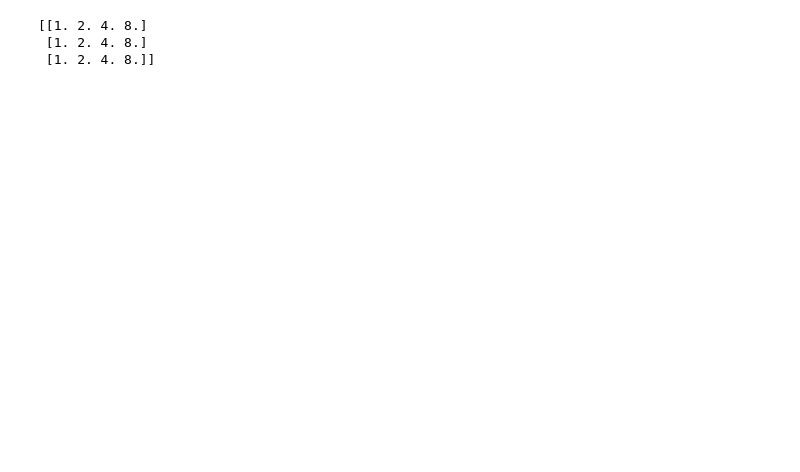
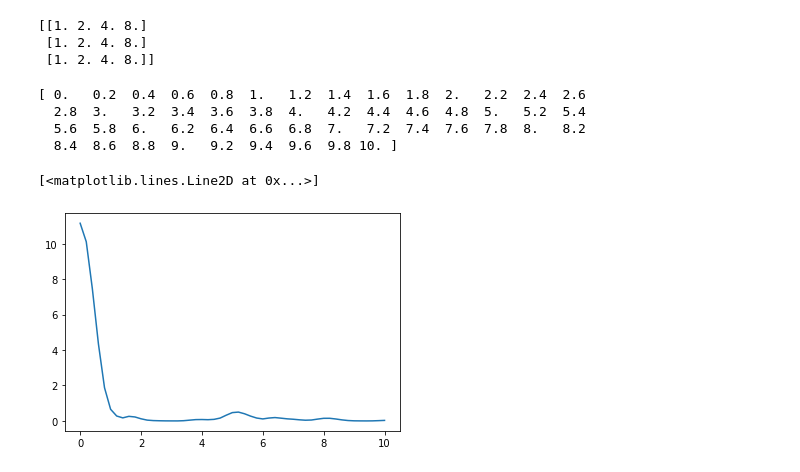
Before and after one commit to albertbayazidi/Dynamic-Low-Rank-Approximations-and-Bidiagonalization, a Jupyter notebook: test.ipynb, the cells around one changed output. Drawn from its saved outputs; the diff is of its cells as text; code cells hidden in the pictures; blank space fills up the shorter version.

```diff
--- a/test.ipynb
+++ b/test.ipynb
@@ -194,3 +196,15 @@ print(sing)
 [[1. 2. 4. 8.]
  [1. 2. 4. 8.]
  [1. 2. 4. 8.]]
+# %%
+t_s = np.linspace(0,10,51)
+print(t_s)
+sing_vals = vssi.compute_singular_values(ex.A_2,k,t_s)
+plt.plot(t_s,sing_vals[0])
+# %% [output]
+[ 0.   0.2  0.4  0.6  0.8  1.   1.2  1.4  1.6  1.8  2.   2.2  2.4  2.6
+  2.8  3.   3.2  3.4  3.6  3.8  4.   4.2  4.4  4.6  4.8  5.   5.2  5.4
+  5.6  5.8  6.   6.2  6.4  6.6  6.8  7.   7.2  7.4  7.6  7.8  8.   8.2
+  8.4  8.6  8.8  9.   9.2  9.4  9.6  9.8 10. ]
+[<matplotlib.lines.Line2D at 0x...>]
+[figure, added]
```
Also changed, not shown: parts of 3 cells of this notebook, 1 other file.
